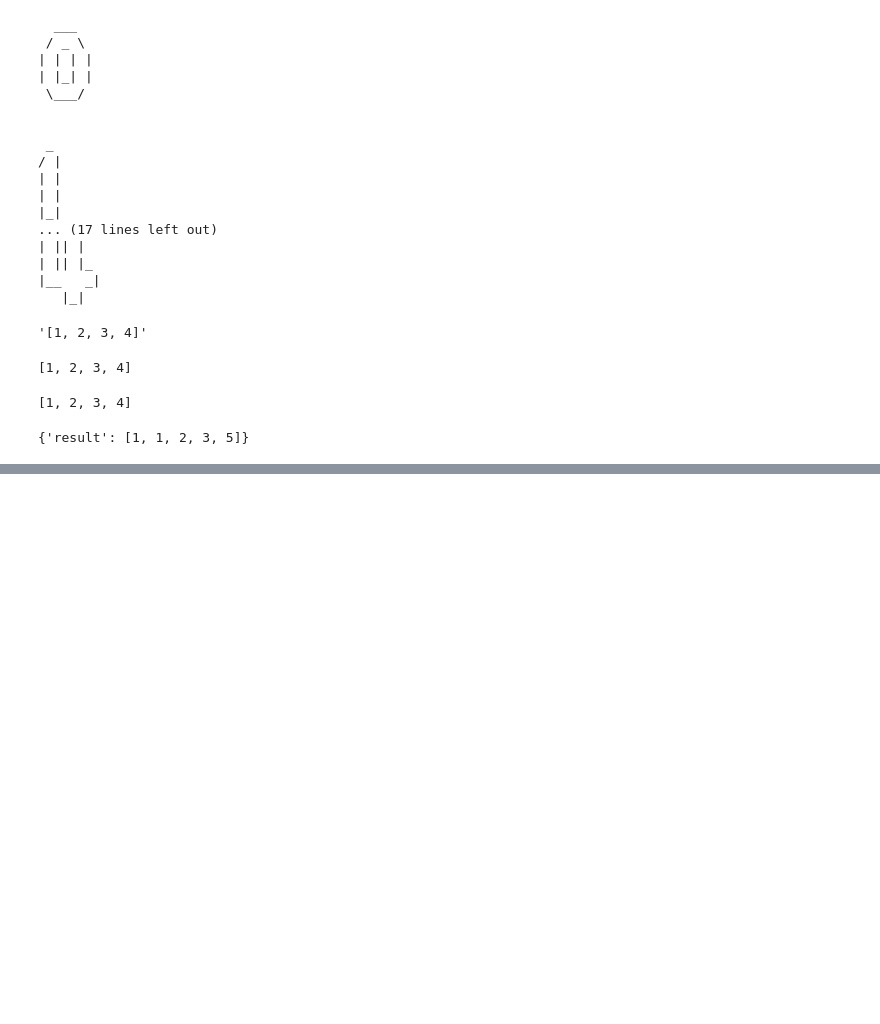
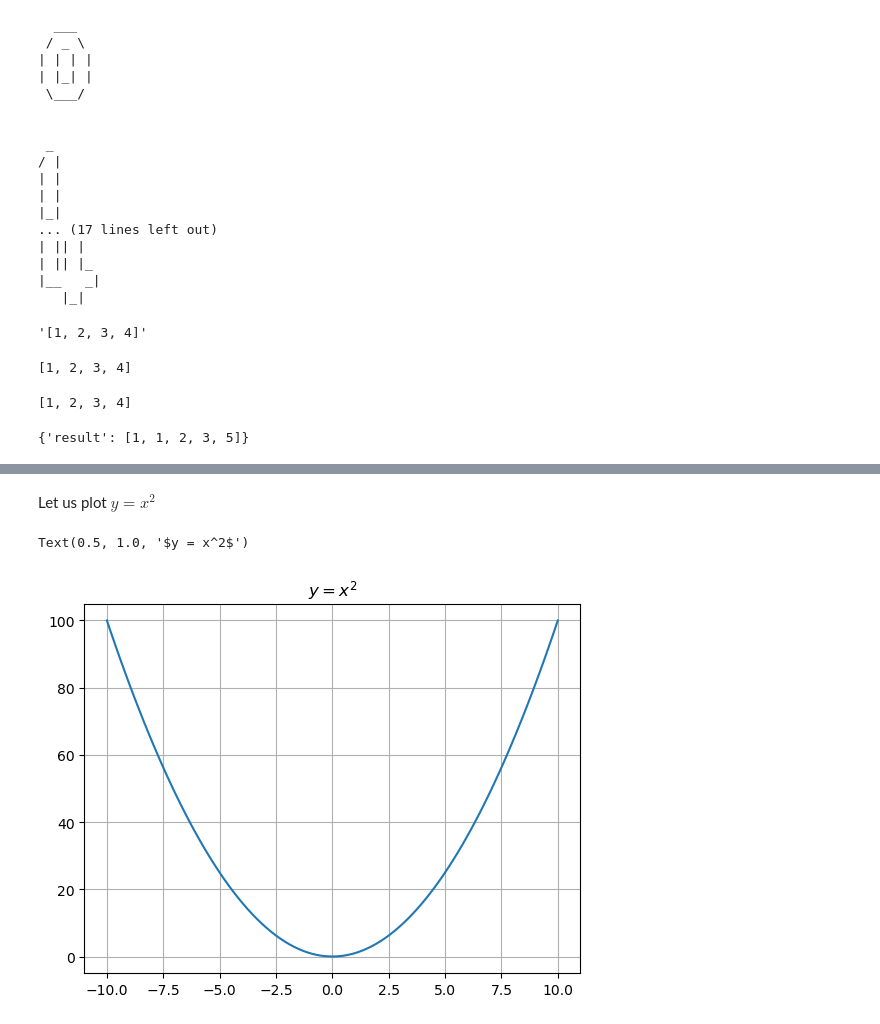
Before and after one commit to jgbiswas/practical-computing, a Jupyter notebook: notebooks/Class3.ipynb, the cells around one changed output, grey strips where cells are left out. Saved outputs shown, nothing was run; the diff lists cells and outputs as text; code cells hidden in the pictures; blank space fills up the shorter version.

```diff
--- a/notebooks/Class3.ipynb
+++ b/notebooks/Class3.ipynb
@@ -352,0 +864,12 @@ data
+# %% [markdown]
+Let us plot $y = x^2$
+# %%
+x = np.linspace(-10, 10, 100)
+y = x*x
+# %%
+plt.plot(x,y)
+plt.grid()
+plt.title("$y = x^2$")
+# %% [output]
+Text(0.5, 1.0, '$y = x^2$')
+[figure, added]
```
Also changed, not shown: parts of 152 cells of this notebook, 11 other files.
